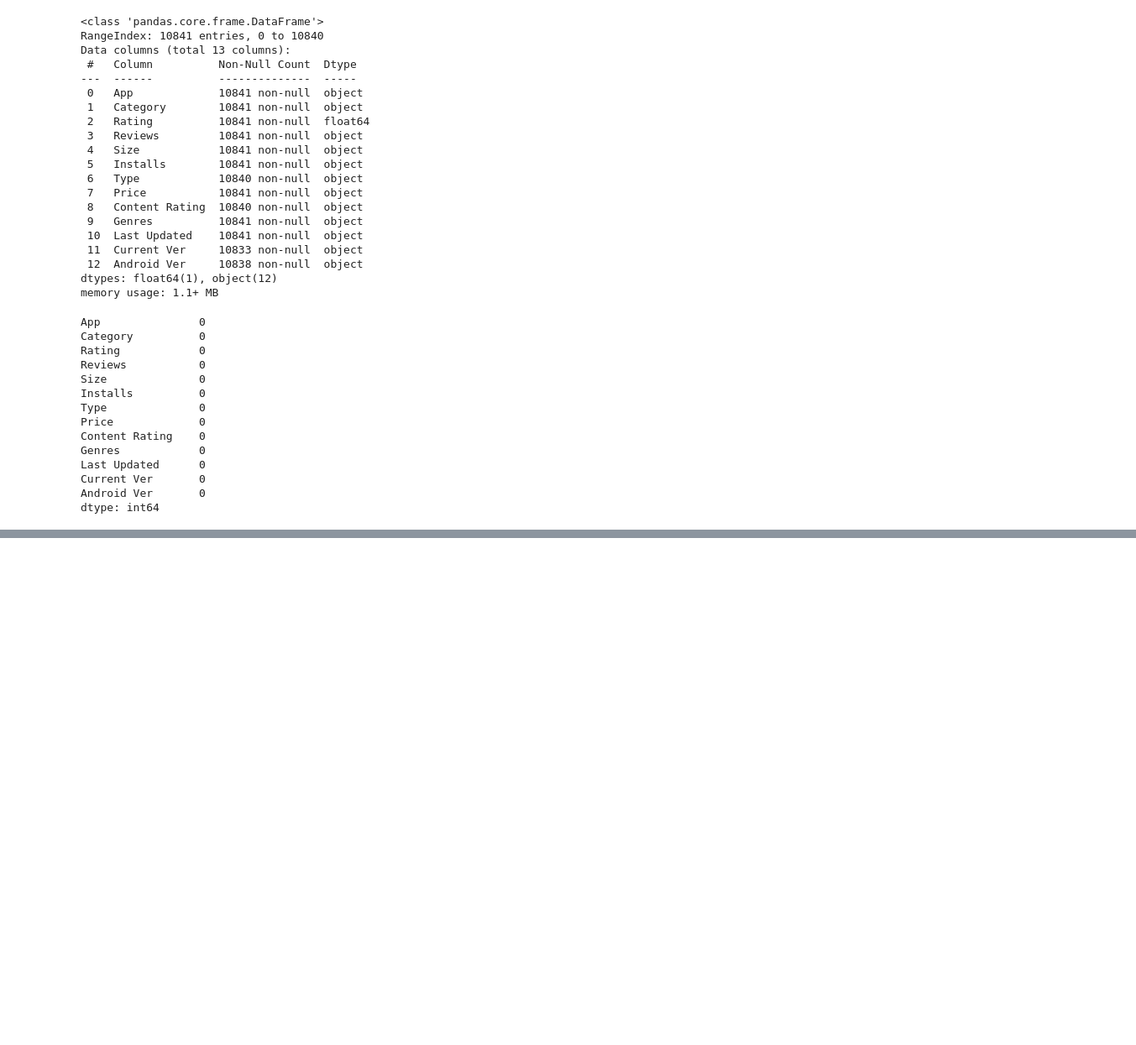
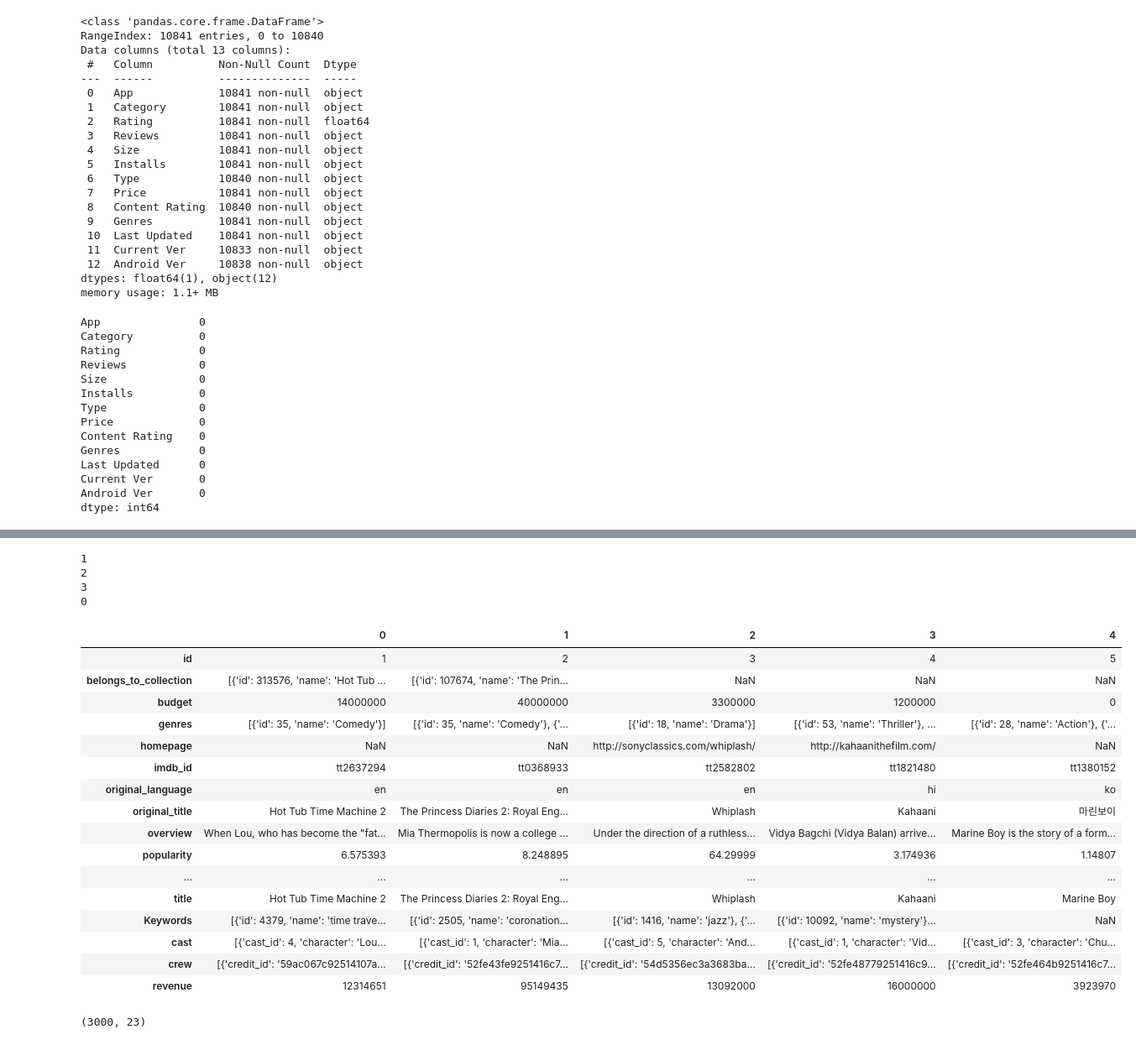
Before and after one commit to Shubham5787/EDA-on-Playstore-Dataset, a Jupyter notebook: Practice_project.ipynb, the cells around one changed output, grey strips where cells are left out. Shown at 84% size. Cells and saved outputs as stored; diff of their text form; code cells hidden in the pictures; blank space fills up the shorter version.

```diff
--- a/Practice_project.ipynb
+++ b/Practice_project.ipynb
@@ -135,0 +674,12 @@ dtype: int64
+# %%
+i =0
+while i<3:
+  i+=1
+  print(i)
+else:
+  print(0)
+# %% [output]
+1
+2
+3
+0
@@ -135,0 +694,24 @@ dtype: int64
+# %%
+imdb_df.head().T
+# %% [output]
+|  | 0 | 1 | 2 | 3 | 4 |
+| id | 1 | 2 | 3 | 4 | 5 |
+| belongs_to_collection | [{'id': 313576, 'name': 'Hot Tub ... | [{'id': 107674, 'name': 'The Prin... | NaN | NaN | NaN |
+| budget | 14000000 | 40000000 | 3300000 | 1200000 | 0 |
+| genres | [{'id': 35, 'name': 'Comedy'}] | [{'id': 35, 'name': 'Comedy'}, {'... | [{'id': 18, 'name': 'Drama'}] | [{'id': 53, 'name': 'Thriller'}, ... | [{'id': 28, 'name': 'Action'}, {'... |
+| homepage | NaN | NaN | http://sonyclassics.com/whiplash/ | http://kahaanithefilm.com/ | NaN |
+| imdb_id | tt2637294 | tt0368933 | tt2582802 | tt1821480 | tt1380152 |
+| original_language | en | en | en | hi | ko |
+| original_title | Hot Tub Time Machine 2 | The Princess Diaries 2: Royal Eng... | Whiplash | Kahaani | 마린보이 |
+| overview | When Lou, who has become the "fat... | Mia Thermopolis is now a college ... | Under the direction of a ruthless... | Vidya Bagchi (Vidya Balan) arrive... | Marine Boy is the story of a form... |
+| popularity | 6.575393 | 8.248895 | 64.29999 | 3.174936 | 1.14807 |
+| ... | ... | ... | ... | ... | ... |
+| title | Hot Tub Time Machine 2 | The Princess Diaries 2: Royal Eng... | Whiplash | Kahaani | Marine Boy |
+| Keywords | [{'id': 4379, 'name': 'time trave... | [{'id': 2505, 'name': 'coronation... | [{'id': 1416, 'name': 'jazz'}, {'... | [{'id': 10092, 'name': 'mystery'}... | NaN |
+| cast | [{'cast_id': 4, 'character': 'Lou... | [{'cast_id': 1, 'character': 'Mia... | [{'cast_id': 5, 'character': 'And... | [{'cast_id': 1, 'character': 'Vid... | [{'cast_id': 3, 'character': 'Chu... |
+| crew | [{'credit_id': '59ac067c92514107a... | [{'credit_id': '52fe43fe9251416c7... | [{'credit_id': '54d5356ec3a3683ba... | [{'credit_id': '52fe48779251416c9... | [{'credit_id': '52fe464b9251416c7... |
+| revenue | 12314651 | 95149435 | 13092000 | 16000000 | 3923970 |
+# %%
+imdb_df.shape
+# %% [output]
+(3000, 23)
```
Also changed, not shown: parts of 99 cells of this notebook.
